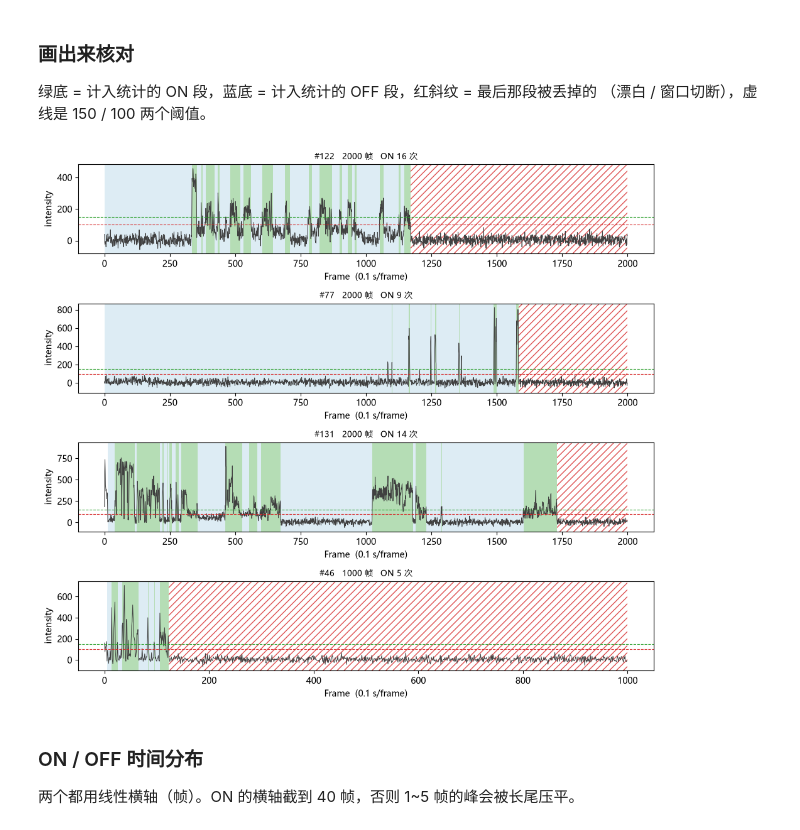
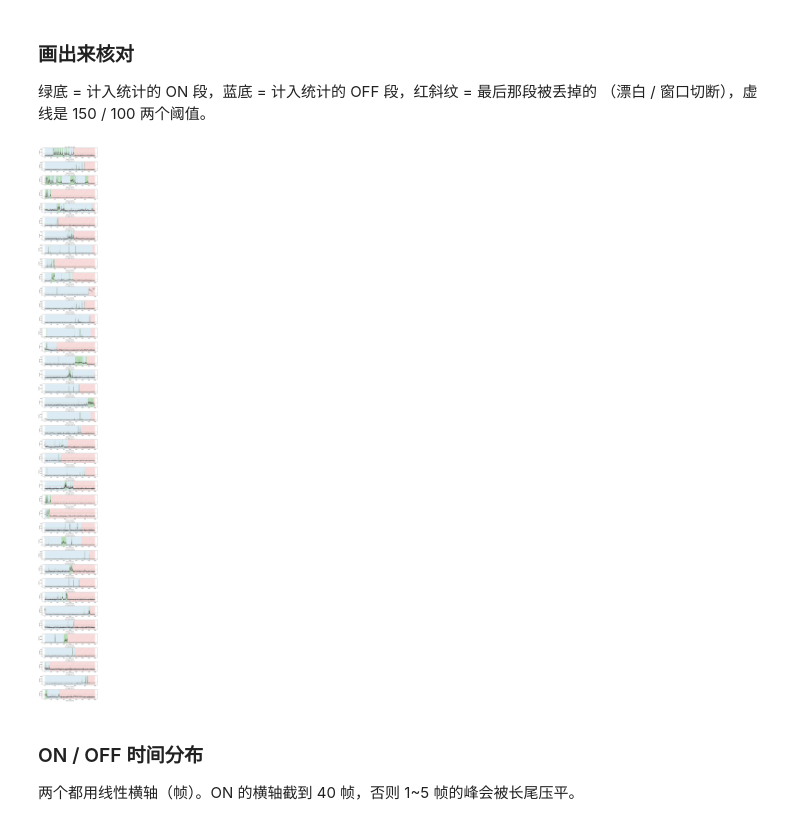
Before and after one commit to Jerry-LXH/SMLIE, a Jupyter notebook: Projects/Smile_Codes/Py_Smile/singleCh/smTest_blink.ipynb, the cells around one changed output. Cells and saved outputs as stored; diff of their text form; code cells hidden in the pictures.

```diff
--- a/Projects/Smile_Codes/Py_Smile/singleCh/smTest_blink.ipynb
+++ b/Projects/Smile_Codes/Py_Smile/singleCh/smTest_blink.ipynb
@@ -152,6 +157,7 @@ OFF_T = 100.0          # 连续这么低才算 OFF
 MIN_OFF = 5            # ON -> OFF 需要的连续低帧数
 MIN_ON = 1             # OFF -> ON 需要的连续高帧数 (这组数据 1 帧就算 ON)
 
+DROP_HEAD = True       # 开头第一段 (ON 或 OFF 都算) 不统计
 DROP_TAIL_OFF = True   # 最后一个没被 ON 接住的 OFF (漂白) 不统计
 DROP_TAIL_ON = True    # 最后一个被窗口切断的 ON 不统计
 
@@ -200,12 +206,15 @@ def segment_threshold(y, on_t=ON_T, off_t=OFF_T, min_off=MIN_OFF, min_on=MIN_ON)
     return segs
 
 
-def counted_segments(segs, *, drop_tail_off=DROP_TAIL_OFF,
+def counted_segments(segs, *, drop_head=DROP_HEAD,
+                     drop_tail_off=DROP_TAIL_OFF,
                      drop_tail_on=DROP_TAIL_ON):
-    """去掉不该统计的段 (只看最后一段)。"""
+    """去掉不该统计的段: 第一段 (两头都不完整) 和最后一段 (没被接住)。"""
     keep, last = [], len(segs) - 1
     for k, seg in enumerate(segs):
         kind = seg[0]
+        if k == 0 and drop_head:
+            continue
         if k == last and ((kind == 'off' and drop_tail_off)
                           or (kind == 'on' and drop_tail_on)):
             continue
@@ -213,13 +222,16 @@ def counted_segments(segs, *, drop_tail_off=DROP_TAIL_OFF,
     return keep
 
 
-# 先在一条上试跑, 看看段切得对不对
+# 先在一条上试跑, 看看段切得对不对 (第一段和最后一段会显示 [丢弃])
 _demo = traces[int(np.argmax([len(segment_threshold(t['intensity']))
                               for t in traces]))]
 segs = segment_threshold(_demo['intensity'])
 print(f"示例 #{_demo['emitter_id']}: {len(segs)} 段")
-for kind, a, b in segs:
-    print(f'  {kind:<3} {a:>5} ~ {b:>5}   {b - a:>4} 帧')
+for k, (kind, a, b) in enumerate(segs[:12]):
+    mark = '' if k in (0, len(segs) - 1) else '   <- 计入'
+    print(f'  {kind:<3} {a:>5} ~ {b:>5}   {b - a:>4} 帧{mark}')
+if len(segs) > 12:
+    print(f'  ... 共 {len(segs)} 段')
 # %% [output]
 示例 #122: 33 段
   off     0 ~   334    334 帧
@@ -247,7 +258,7 @@ for kind, a, b in segs:
 # %%
 def analyse(traces):
     """逐条跑阈值法 -> (DataFrame, ON 时间数组, OFF 时间数组), 时间单位 = 帧。"""
-    rows, all_on, all_off, all_off_wo_head = [], [], [], []
+    rows, all_on, all_off = [], [], []
     for t in traces:
         y = np.asarray(t['intensity'], float)
         segs = segment_threshold(y)
@@ -265,17 +276,14 @@ def analyse(traces):
             on_med=float(np.median(on)) if on.size else np.nan,
             off_med=float(np.median(off)) if off.size else np.nan,
             bright=float(px.mean()) if px.size else np.nan,
-            off_at_start=bool(segs and segs[0][1] == 0),
             tail_seg=f'{tail[0]}[{tail[2] - tail[1]}]' if tail else '',
         ))
         all_on += on.tolist()
         all_off += off.tolist()
-        all_off_wo_head += off[1:].tolist()      # 每条的首个 OFF 是左截断的
-    return (pd.DataFrame(rows), np.array(all_on, int), np.array(all_off, int),
-            np.array(all_off_wo_head, int))
+    return pd.DataFrame(rows), np.array(all_on, int), np.array(all_off, int)
 
 
-df, ON, OFF, OFF_NO_HEAD = analyse(traces)
+df, ON, OFF = analyse(traces)
 print(f'有 ON 事件的 trace : {(df.n_on > 0).sum()} / {len(df)}')
 print(f'事件总数           : ON {ON.size}, OFF {OFF.size}')
 for name, v in (('ON', ON), ('OFF', OFF)):
@@ -283,13 +291,10 @@ for name, v in (('ON', ON), ('OFF', OFF)):
         print(f'{name:<3} 时间 (帧): 中位 {np.median(v):6.1f}  '
               f'均值 {v.mean():7.2f}  最大 {v.max():5d}  '
               f'[{np.median(v) * dt:.2f} s 中位]')
-print(f'开头就在 OFF 的条数: {int(df.off_at_start.sum())}  '
-      f'(这些的首个 OFF 被左截断)')
-print('结尾丢掉的段      :', df.tail_seg.str.split('[').str[0].value_counts().to_dict(),
+print(f'开头第一段         : 全部丢弃 ({len(df)} 条各丢一段)')
+print('结尾丢掉的段      :',
+      df.tail_seg.str.split('[').str[0].value_counts().to_dict(),
       ' (off = 漂白/结束, on = 窗口切断)')
-print(f'OFF 时间中位 (含每条首个 OFF): {np.median(OFF):.0f} 帧; '
-      f'不含首个 OFF: {np.median(OFF_NO_HEAD):.0f} 帧 '
-      f'(首个 OFF 起点就在第 0 帧的有 {int(df.off_at_start.sum())} 条)')
 print(f'ON 态平均亮度     : 中位 {np.nanmedian(df.bright):.0f} '
       f'(有 ON 的条数 {int(df.bright.notna().sum())})')
 df.sort_values("n_on", ascending=False).head(10)
@@ -327,35 +332,35 @@ def draw_segments(ax, y, segs, keep, *, dt=1.0, title='', xlim=None):
         if kept:
             ax.axvspan(a, b, color='#2ca02c' if kind == 'on' else '#9ecae1',
                        alpha=0.35, lw=0)
         else:
             ax.axvspan(a, b, facecolor='none', edgecolor='tab:red',
                        hatch='///', lw=0, alpha=0.8)
     ax.axhline(ON_T, color='tab:green', ls='--', lw=0.8)
     ax.axhline(OFF_T, color='tab:red', ls='--', lw=0.8)
     ax.set_xlabel(f'Frame  ({dt:g} s/frame)')
     ax.set_ylabel('intensity')
     ax.set_title(title, fontsize=9)
     if xlim:
         ax.set_xlim(*xlim)
 
 
 # 取 ON 次数最多的前 N_TOP 条, 全长
-N_TOP = 4              # 想多看几条就改这里
+N_TOP = 40              # 想多看几条就改这里
 
 pick = df.sort_values('n_on', ascending=False).head(N_TOP).emitter_id.values
 fig, axes = plt.subplots(len(pick), 1, figsize=(10, 2.3 * len(pick)),
                          sharex=False, squeeze=False)
 for ax, eid in zip(axes.ravel(), pick):
     t = traces[int(np.flatnonzero(em == eid)[0])]
     y = np.asarray(t['intensity'], float)
     segs = segment_threshold(y)
     draw_segments(ax, y, segs, counted_segments(segs), dt=dt,
                   title=f'#{eid}   {len(y)} 帧   '
                         f'ON {int((df.n_on[df.emitter_id == eid]).iloc[0])} 次')
 fig.tight_layout()
 plt.show()
 # %% [output]
-[figure, old version]
+[figure, new version]
 # %% [markdown]
 ### ON / OFF 时间分布
 
```
Also changed, not shown: parts of 4 cells of this notebook.
